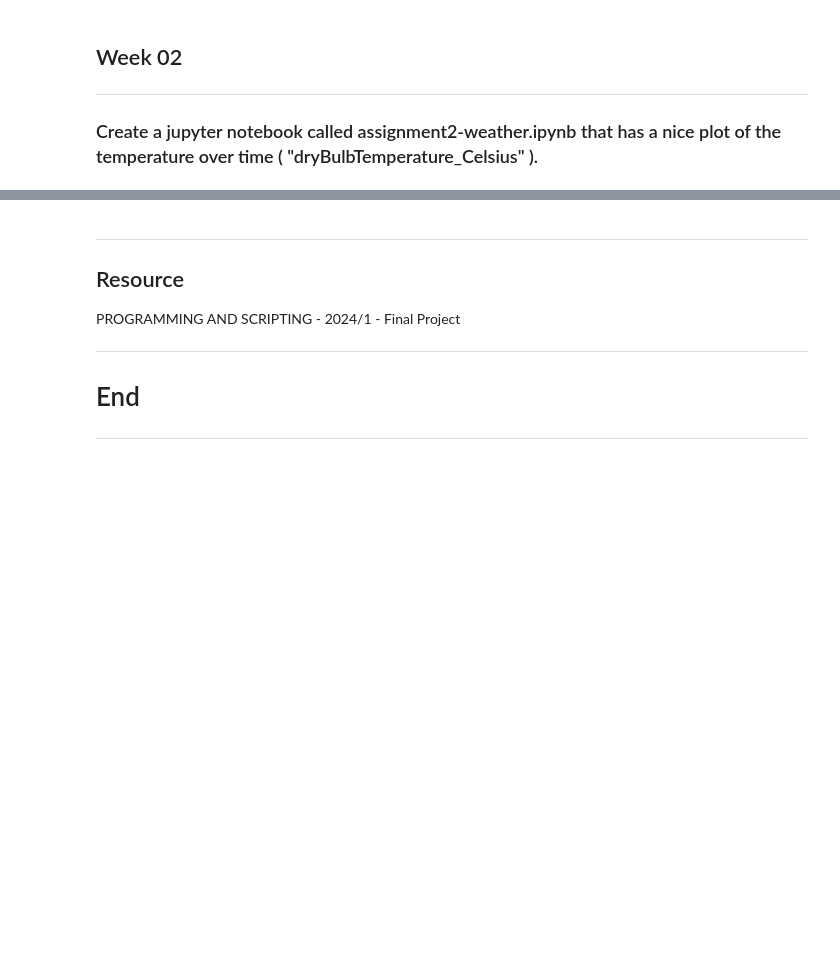
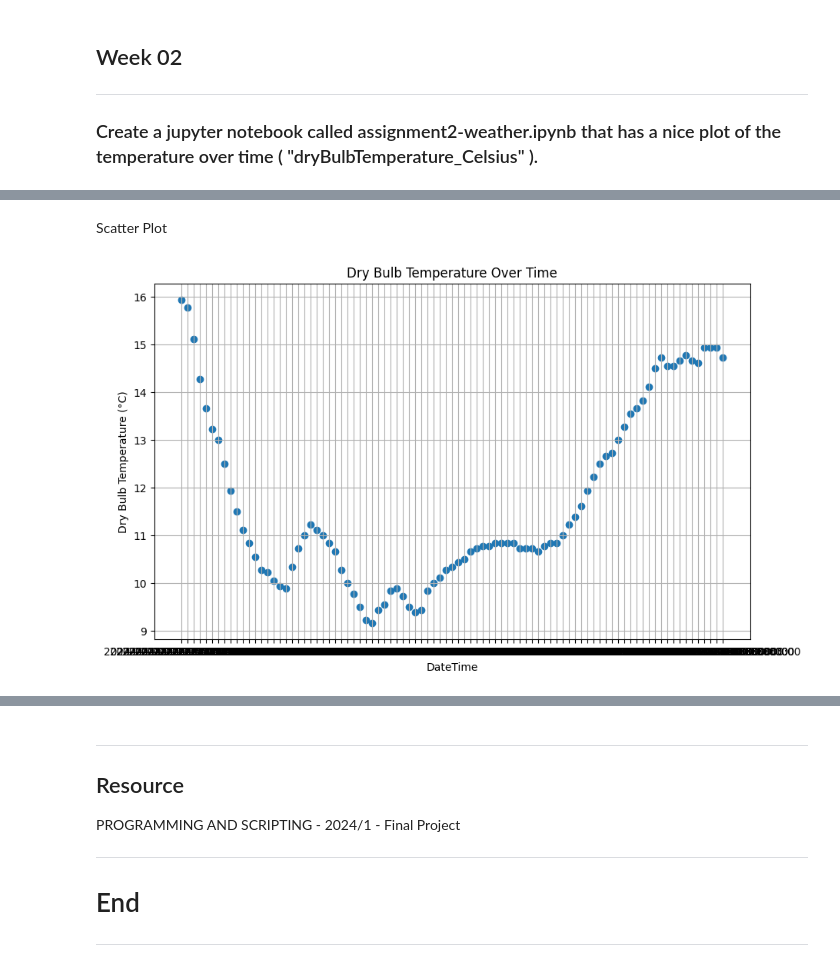
Before and after one commit to gusgoes/PFDA, a Jupyter notebook: assignments/Week2/assignment2-weather.ipynb, the cells around one changed output, grey strips where cells are left out. Saved outputs shown, nothing was run; the diff lists cells and outputs as text; code cells hidden in the pictures; blank space fills up the shorter version.

```diff
--- a/assignments/Week2/assignment2-weather.ipynb
+++ b/assignments/Week2/assignment2-weather.ipynb
@@ -16,0 +132,12 @@ FileNotFoundError: [Errno 2] No such file or directory: 'assignments\\Week2\\wea
+# %% [markdown]
+Scatter Plot
+# %%
+plt.figure(figsize=(10, 6))
+plt.scatter(temp_drycelsius['reportStartDateTime'], temp_drycelsius['dryBulbTemperature_Celsius'])
+plt.title('Dry Bulb Temperature Over Time')
+plt.xlabel('DateTime')
+plt.ylabel('Dry Bulb Temperature (°C)')
+plt.grid(True)
+plt.show()
+# %% [output]
+[figure, added]
```
Also changed, not shown: parts of 12 cells of this notebook, 1 other file.
